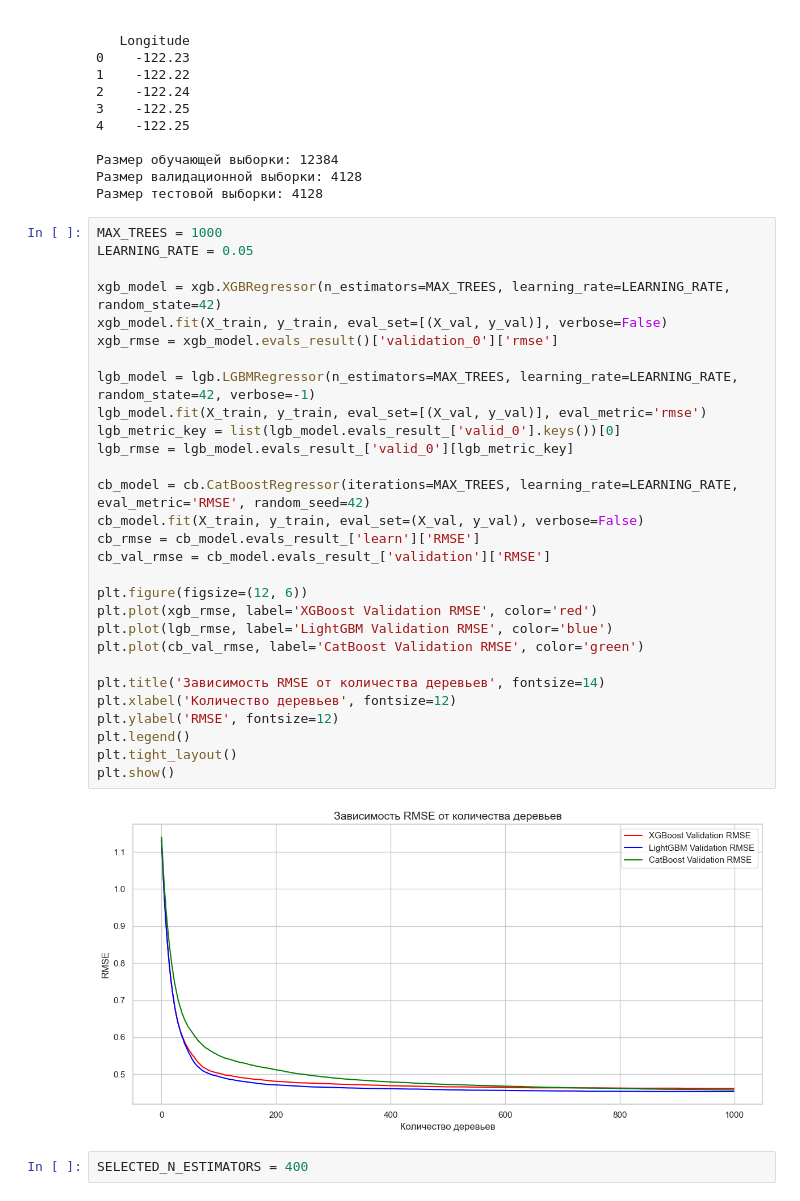
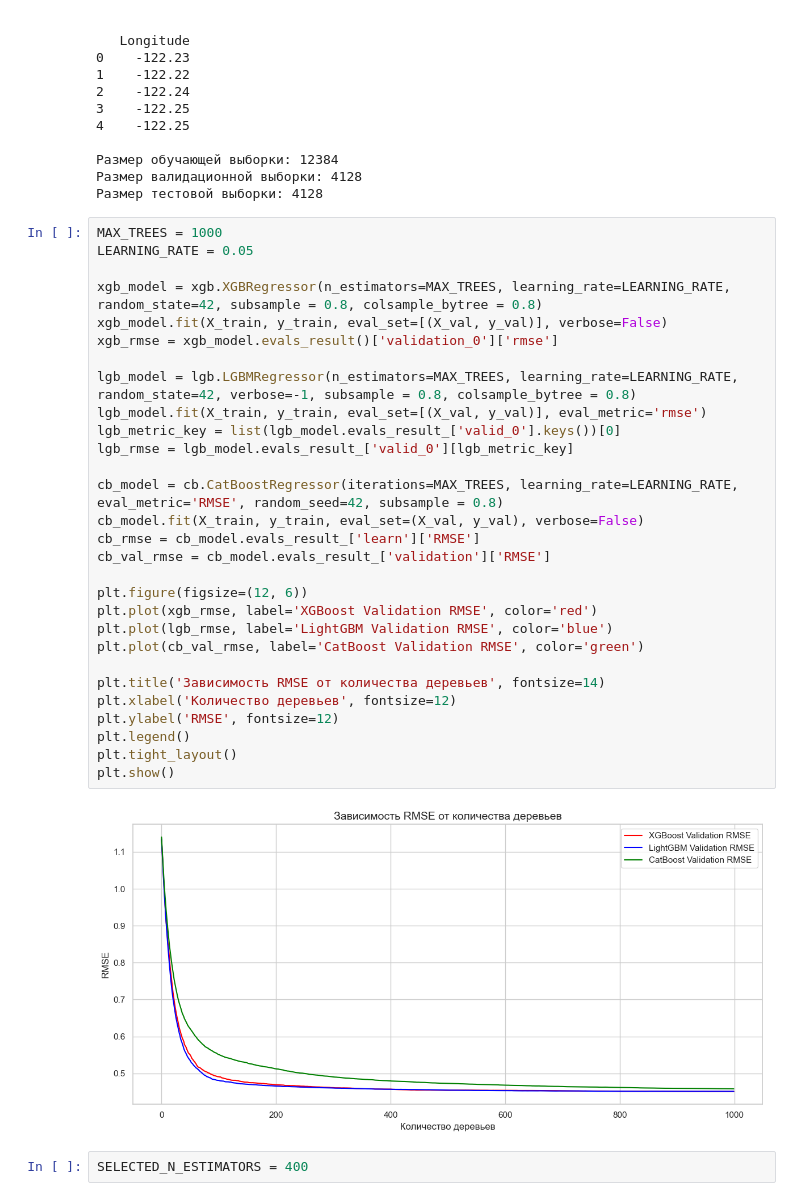
Before and after one commit to isachagit/ML_Homework, a Jupyter notebook: hw09_Boosting/teacher_notebook.ipynb, the cells around one changed output. Drawn from its saved outputs; the diff is of its cells as text.

```diff
--- a/hw09_Boosting/teacher_notebook.ipynb
+++ b/hw09_Boosting/teacher_notebook.ipynb
@@ -61,34 +61,34 @@ print(f"Размер тестовой выборки: {X_test.shape[0]}")
 # %%
 MAX_TREES = 1000
 LEARNING_RATE = 0.05
 
-xgb_model = xgb.XGBRegressor(n_estimators=MAX_TREES, learning_rate=LEARNING_RATE, random_state=42)
+xgb_model = xgb.XGBRegressor(n_estimators=MAX_TREES, learning_rate=LEARNING_RATE, random_state=42, subsample = 0.8, colsample_bytree = 0.8)
 xgb_model.fit(X_train, y_train, eval_set=[(X_val, y_val)], verbose=False)
 xgb_rmse = xgb_model.evals_result()['validation_0']['rmse']
 
-lgb_model = lgb.LGBMRegressor(n_estimators=MAX_TREES, learning_rate=LEARNING_RATE, random_state=42, verbose=-1)
+lgb_model = lgb.LGBMRegressor(n_estimators=MAX_TREES, learning_rate=LEARNING_RATE, random_state=42, verbose=-1, subsample = 0.8, colsample_bytree = 0.8)
 lgb_model.fit(X_train, y_train, eval_set=[(X_val, y_val)], eval_metric='rmse')
 lgb_metric_key = list(lgb_model.evals_result_['valid_0'].keys())[0]
 lgb_rmse = lgb_model.evals_result_['valid_0'][lgb_metric_key]
 
-cb_model = cb.CatBoostRegressor(iterations=MAX_TREES, learning_rate=LEARNING_RATE, eval_metric='RMSE', random_seed=42)
+cb_model = cb.CatBoostRegressor(iterations=MAX_TREES, learning_rate=LEARNING_RATE, eval_metric='RMSE', random_seed=42, subsample = 0.8)
 cb_model.fit(X_train, y_train, eval_set=(X_val, y_val), verbose=False)
 cb_rmse = cb_model.evals_result_['learn']['RMSE']
 cb_val_rmse = cb_model.evals_result_['validation']['RMSE']
 
 plt.figure(figsize=(12, 6))
 plt.plot(xgb_rmse, label='XGBoost Validation RMSE', color='red')
 plt.plot(lgb_rmse, label='LightGBM Validation RMSE', color='blue')
 plt.plot(cb_val_rmse, label='CatBoost Validation RMSE', color='green')
 
 plt.title('Зависимость RMSE от количества деревьев', fontsize=14)
 plt.xlabel('Количество деревьев', fontsize=12)
 plt.ylabel('RMSE', fontsize=12)
 plt.legend()
 plt.tight_layout()
 plt.show()
 # %% [output]
-[figure, old version]
+[figure, new version]
 # %%
 SELECTED_N_ESTIMATORS = 400
 # %%
```
Also changed, not shown: parts of 2 cells of this notebook, 4 other files.
